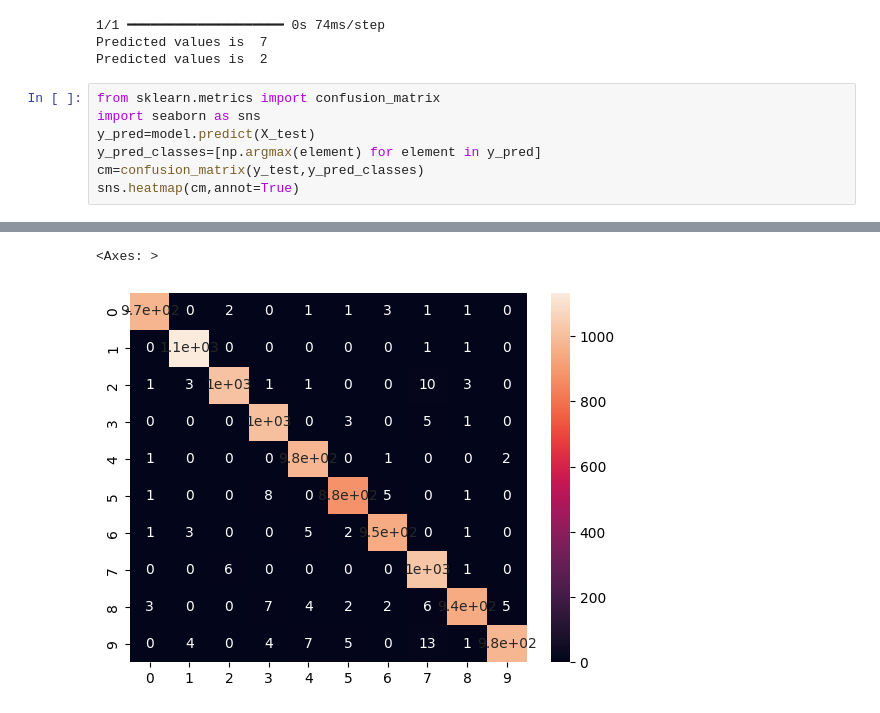
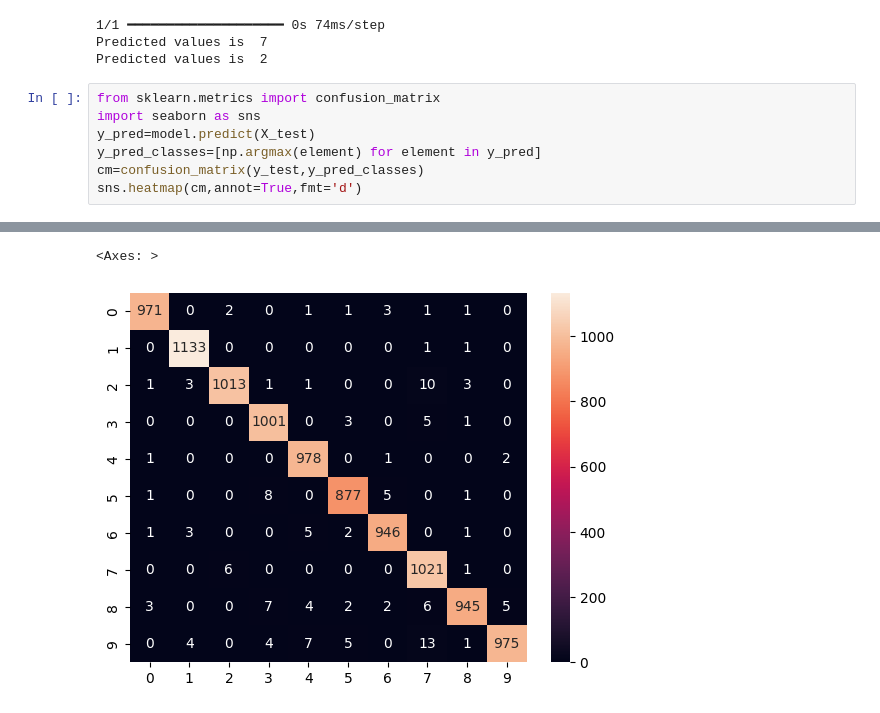
Before and after one commit to sky-shiva/MLPP-END-LAB, a Jupyter notebook: cnn.ipynb, the cells around one changed output, grey strips where cells are left out. Saved outputs shown, nothing was run; the diff lists cells and outputs as text.

```diff
--- a/cnn.ipynb
+++ b/cnn.ipynb
@@ -75,5 +75,5 @@ import seaborn as sns
 y_pred=model.predict(X_test)
 y_pred_classes=[np.argmax(element) for element in y_pred]
 cm=confusion_matrix(y_test,y_pred_classes)
-sns.heatmap(cm,annot=True)
+sns.heatmap(cm,annot=True,fmt='d')
 # %% [output]
@@ -81,2 +81,2 @@ sns.heatmap(cm,annot=True)
 <Axes: >
-[figure, old version]
+[figure, new version]
```
Also changed, not shown: parts of 1 cell of this notebook.
